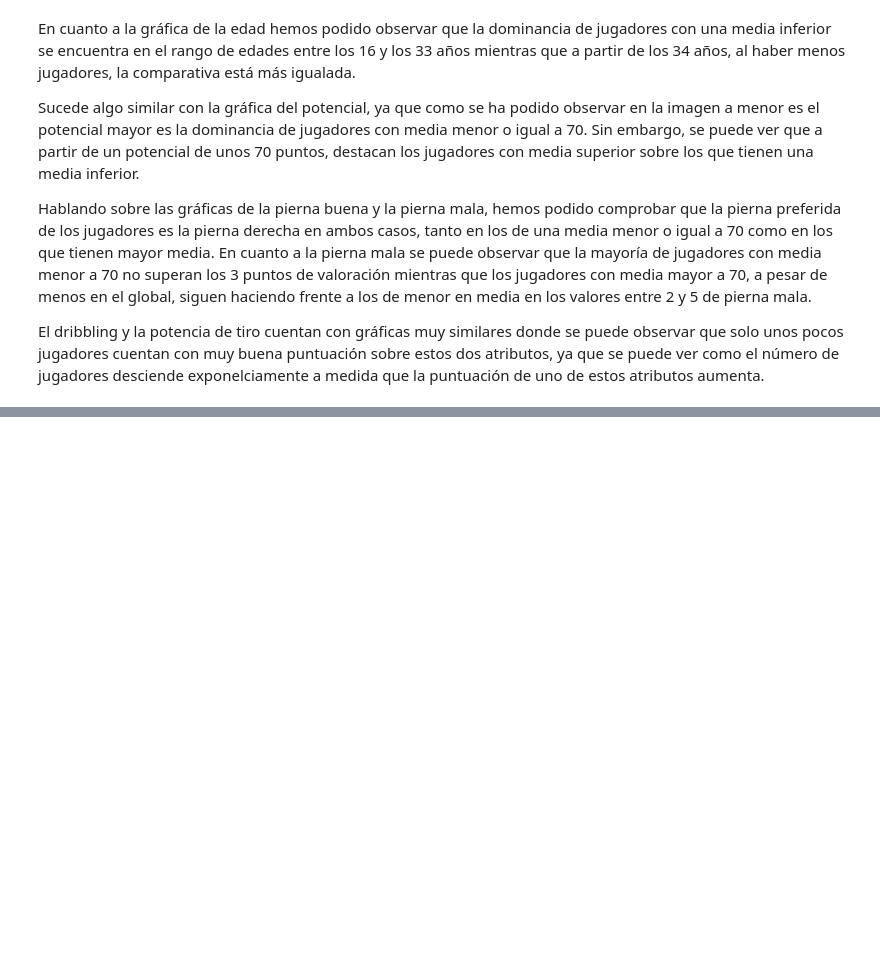
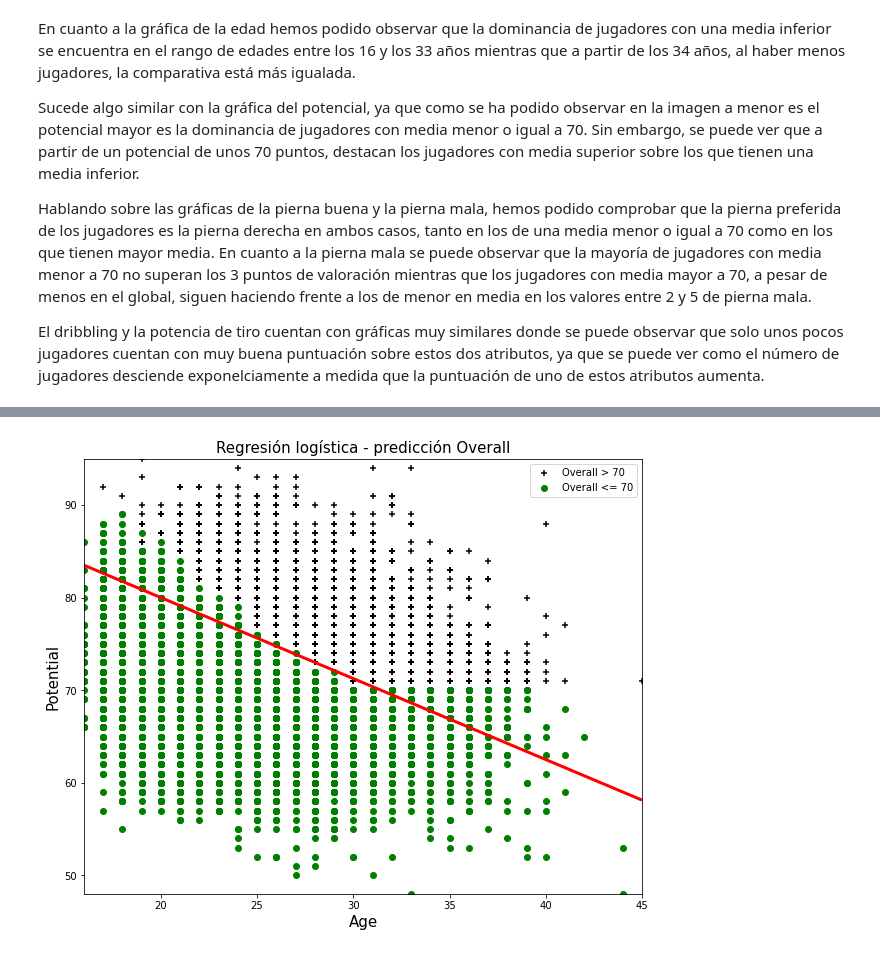
Before and after one commit to Sounagix/AAMD, a Jupyter notebook: PROYECTO FINAL/Proyecto_AAMD_Blas_Blest.ipynb, the cells around one changed output, grey strips where cells are left out. Cells and saved outputs as stored; diff of their text form; code cells hidden in the pictures; blank space fills up the shorter version.

```diff
--- a/PROYECTO FINAL/Proyecto_AAMD_Blas_Blest (1).ipynb
+++ b/PROYECTO FINAL/Proyecto_AAMD_Blas_Blest.ipynb
@@ -48,3 +50,5 @@ from sklearn import svm
+# %%
+predictions_percentage = np.arange(4, dtype = float)
 # %%
 # Haciendo uso de la librería pandas conseguimos un dataFrame con las columnas deseadas a modo de tabla
 project_data = pd.read_table('data.csv', sep=',', usecols=['Name', 'Age', 'Overall', 'Potential', 'Preferred Foot', 'Weak Foot', 'Dribbling', 'ShotPower'])
@@ -269,0 +277,5 @@ El dribbling y la potencia de tiro cuentan con gráficas muy similares donde se
+# %%
+project_data = project_data.drop(['Name'], axis=1)
+new_order = [0,2,3,4,5,6,1]
+project_data = project_data[project_data.columns[new_order]]
+project_data
@@ -271,0 +303,80 @@ El dribbling y la potencia de tiro cuentan con gráficas muy similares donde se
+# %%
+def func_sigmoide(X):
+    return 1 / (1 + np.exp(-X))
+
+def cost(theta, X, Y):
+    Hipothesis = func_sigmoide(np.matmul(X, theta))
+    cost = (- 1 / (len(X))) * (np.dot(Y, np.log(Hipothesis)) +
+                               np.dot((1 - Y), np.log(1 - Hipothesis)))
+    return cost
+
+def gradient(theta, XX, Y):
+    H = func_sigmoide(np.matmul(XX, theta))
+    grad = (1 / len(Y)) * np.matmul(np.transpose(XX), H - Y)
+    return grad
+
+def drawFrontRect(X, Y, theta):
+    plt.figure(figsize=(10,8))
+    ax = plt.subplot()
+    ax.set_xlabel('Age', fontsize = 15)
+    ax.set_ylabel('Potential',fontsize=15)
+    ax.set_title('Regresión logística - predicción Overall',fontsize=15)
+
+    x1_min, x1_max = X[:, 1].min(), X[:, 1].max()
+    x2_min, x2_max = X[:, 2].min(), X[:, 2].max()
+    xx1, xx2 = np.meshgrid(np.linspace(x1_min, x1_max),
+    np.linspace(x2_min, x2_max))
+    h = func_sigmoide(np.c_[np.ones((  xx1.ravel().shape[0], 1)),
+                                   xx1.ravel(),
+                                   xx2.ravel()].dot(theta))
+    h = h.reshape(xx1.shape)
+    # el cuarto parámetro es el valor de z cuya frontera se
+    # quiere pintar
+    plt.contour(xx1, xx2, h, [0.5], linewidths=3, colors='r')
+
+#Evaluación de los resultados obtenidos en las predicciones con las thetas óptimas
+def evaluateLogisticRegression(ThetaOpt, X, Y):
+    thetaMatrix = np.matrix(ThetaOpt)
+    Z = np.dot(thetaMatrix, X.transpose())
+    results = func_sigmoide(Z)
+    results[results >= 0.5] = 1
+    results[results < 0.5] = 0
+    prediction = sum(np.where(results == Y)).shape[0]
+    return (prediction / len(Y)) * 100
+
+# CAPTACIÓN DE LOS DATOS
+X = project_data.iloc[:, :2].values # X es una matriz de 18159 rows × 2 columns con los datos que van a ser usados para la prediccion de la media
+Y = project_data.iloc[:, 6].values # Y es una matriz/vector 18159 rows × 1 column con la columna del Overall, (0 <= 70 & 1 > 70)
+
+X = np.hstack([np.ones([np.shape(X)[0], 1]), X])
+n = np.shape(X)[1]
+Theta = np.zeros(n)
+
+print("Coste de la función: ", cost(Theta, X, Y))
+print("Gradiente de la función: ", gradient(Theta, X, Y))
+
+#Obtiene un vector con los índices de los ejemplos con Overall mayor a 70
+GreaterThan70 = np.where(Y == 1)
+#Obtiene un vector con los índices de los ejemplos con Overall menor o igual a 70
+LesserOrEqualThan70 = np.where(Y == 0)
+
+# obtener el valor de los parámetros Theta que minimizan la función de coste para la regresión logística
+result = opt.fmin_tnc(func = cost, x0 = Theta, fprime = gradient, args = (X, Y))
+theta_opt = result[0]
+
+drawFrontRect(X, Y, theta_opt)
+
+# Dibuja los ejemplos positivos
+plt.scatter(X[GreaterThan70 , 1] , X[GreaterThan70 , 2] , marker='+' , c='k', label="Overall > 70")
+# Dibuja los ejemplos negativos
+plt.scatter(X[LesserOrEqualThan70 , 1] , X[LesserOrEqualThan70 , 2] , marker='o' , c='g', label="Overall <= 70")
+plt.legend()
+
+plt.show()
+
+
+prediction = evaluateLogisticRegression(theta_opt, X, Y)
+predictions_percentage[0] = (prediction)
+print(predictions_percentage)
+print("Resultado de la predicción:", prediction)
+# %% [output]
@@ -271,0 +385 @@ El dribbling y la potencia de tiro cuentan con gráficas muy similares donde se
+[figure, added]
```
Also changed, not shown: parts of 18 cells of this notebook.
